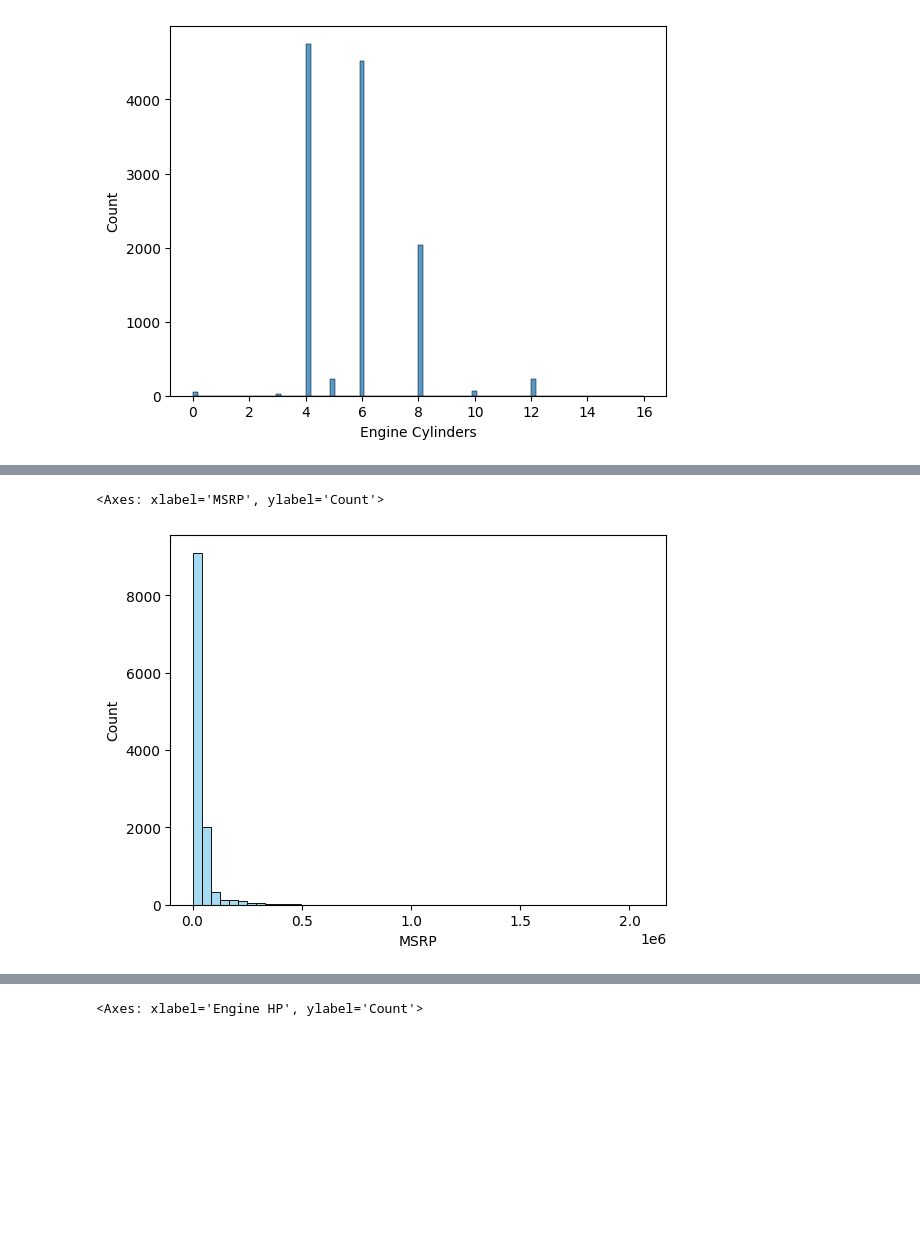
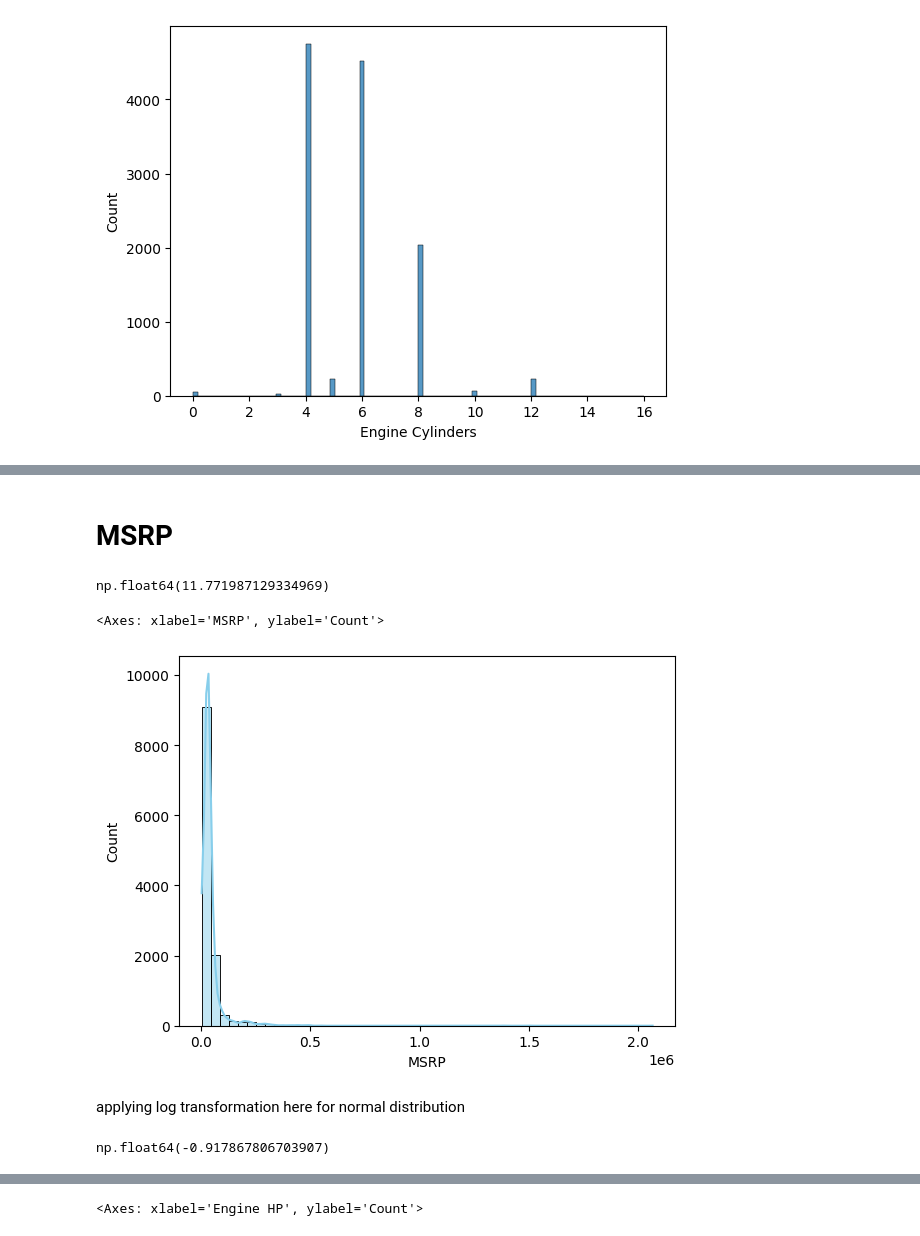
Before and after one commit to PremKarhale/CarRecommendationSystem, a Jupyter notebook: model_training/car_recommendation.ipynb, the cells around one changed output, grey strips where cells are left out. Saved outputs shown, nothing was run; the diff lists cells and outputs as text; code cells hidden in the pictures; blank space fills up the shorter version.

```diff
--- a/model_training/car_recommendation.ipynb
+++ b/model_training/car_recommendation.ipynb
@@ -100,4 +100,4 @@ df['Market Category'].isnull().mean()*100  # 31% of data values are missing
 # %% [output]
 np.float64(31.408427060600975)
 # %%
-df['Market Category']=df['Market Category'].fillna(df['Market Category'].mode()[0])
+df['Market Category']=df['Market Category'].fillna('Unknown')
@@ -139,8 +155,16 @@ Popularity           0
 MSRP                 0
 Engine_HP_missing    0
 dtype: int64
+# %% [markdown]
+# MSRP
+# %%
+df['MSRP'].skew() #Msrp is highly skewed
+# %% [output]
+np.float64(11.771987129334969)
 # %%
-sns.histplot(df['MSRP'], bins=50, color='skyblue')
+sns.histplot(df['MSRP'], bins=50, color='skyblue',kde=True)
 # %% [output]
 <Axes: xlabel='MSRP', ylabel='Count'>
-[figure, old version]
+[figure, new version]
+# %% [markdown]
+applying log transformation here for normal distribution
@@ -146,0 +173,4 @@ sns.histplot(df['MSRP'], bins=50, color='skyblue')
+# %%
+df['log_MSRP'].skew() # normally distributed
+# %% [output]
+np.float64(-0.917867806703907)
```
Also changed, not shown: parts of 16 cells of this notebook.
